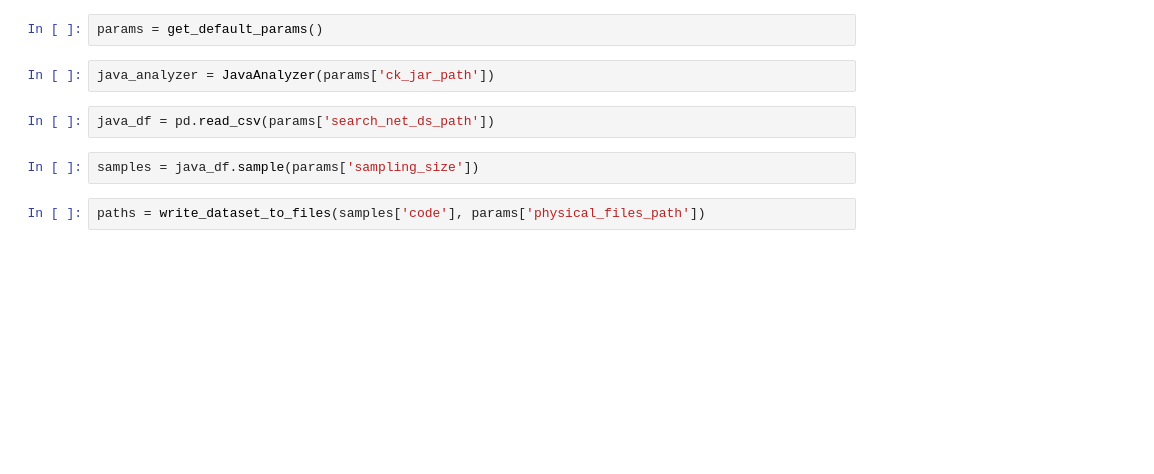
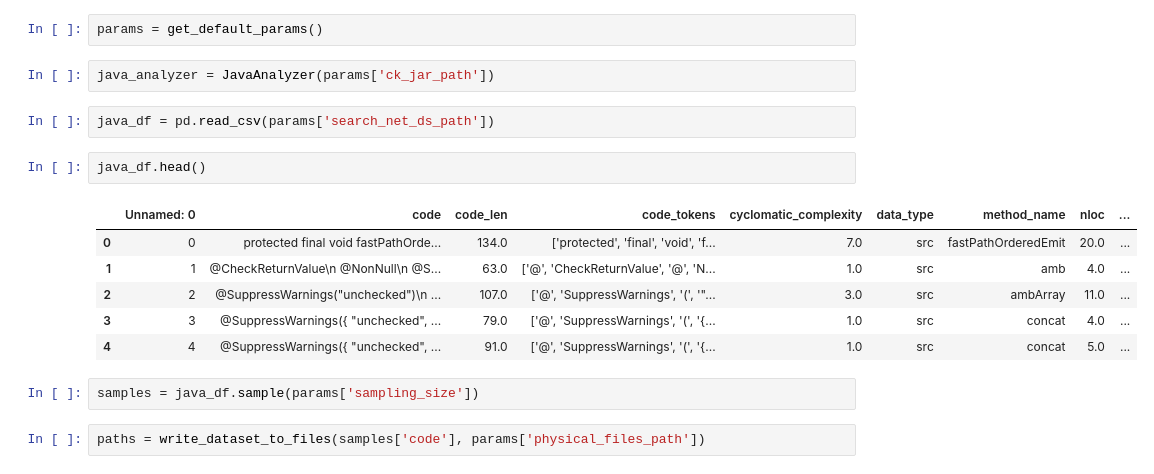
Before and after one commit to WM-SEMERU/ds4se, a Jupyter notebook: nbs/1.5_exp.metrics_java.ipynb, the cells around one changed output. Cells and saved outputs as stored; diff of their text form; blank space fills up the shorter version.

```diff
--- a/nbs/1.5_exp.metrics_java.ipynb
+++ b/nbs/1.5_exp.metrics_java.ipynb
@@ -261,6 +263,15 @@ params = get_default_params()
 java_analyzer = JavaAnalyzer(params['ck_jar_path'])
 # %%
 java_df = pd.read_csv(params['search_net_ds_path'])
+# %%
+java_df.head()
+# %% [output]
+|  | Unnamed: 0 | code | code_len | code_tokens | cyclomatic_complexity | data_type | method_name | nloc | ... |
+| 0 | 0 | protected final void fastPathOrde... | 134.0 | ['protected', 'final', 'void', 'f... | 7.0 | src | fastPathOrderedEmit | 20.0 | ... |
+| 1 | 1 | @CheckReturnValue\n @NonNull\n @S... | 63.0 | ['@', 'CheckReturnValue', '@', 'N... | 1.0 | src | amb | 4.0 | ... |
+| 2 | 2 | @SuppressWarnings("unchecked")\n ... | 107.0 | ['@', 'SuppressWarnings', '(', '"... | 3.0 | src | ambArray | 11.0 | ... |
+| 3 | 3 | @SuppressWarnings({ "unchecked", ... | 79.0 | ['@', 'SuppressWarnings', '(', '{... | 1.0 | src | concat | 4.0 | ... |
+| 4 | 4 | @SuppressWarnings({ "unchecked", ... | 91.0 | ['@', 'SuppressWarnings', '(', '{... | 1.0 | src | concat | 5.0 | ... |
 # %%
 samples = java_df.sample(params['sampling_size'])
 # %%
```
Also changed, not shown: parts of 12 cells of this notebook, 39 other files.
